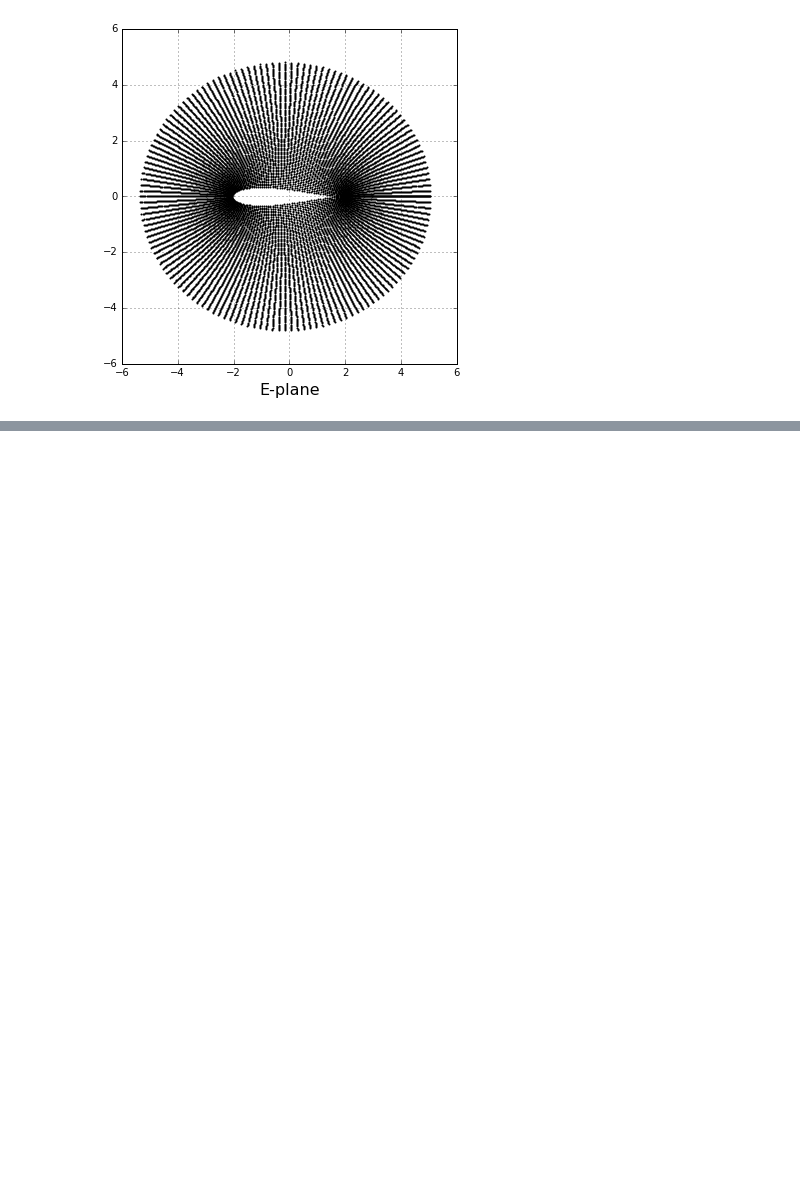
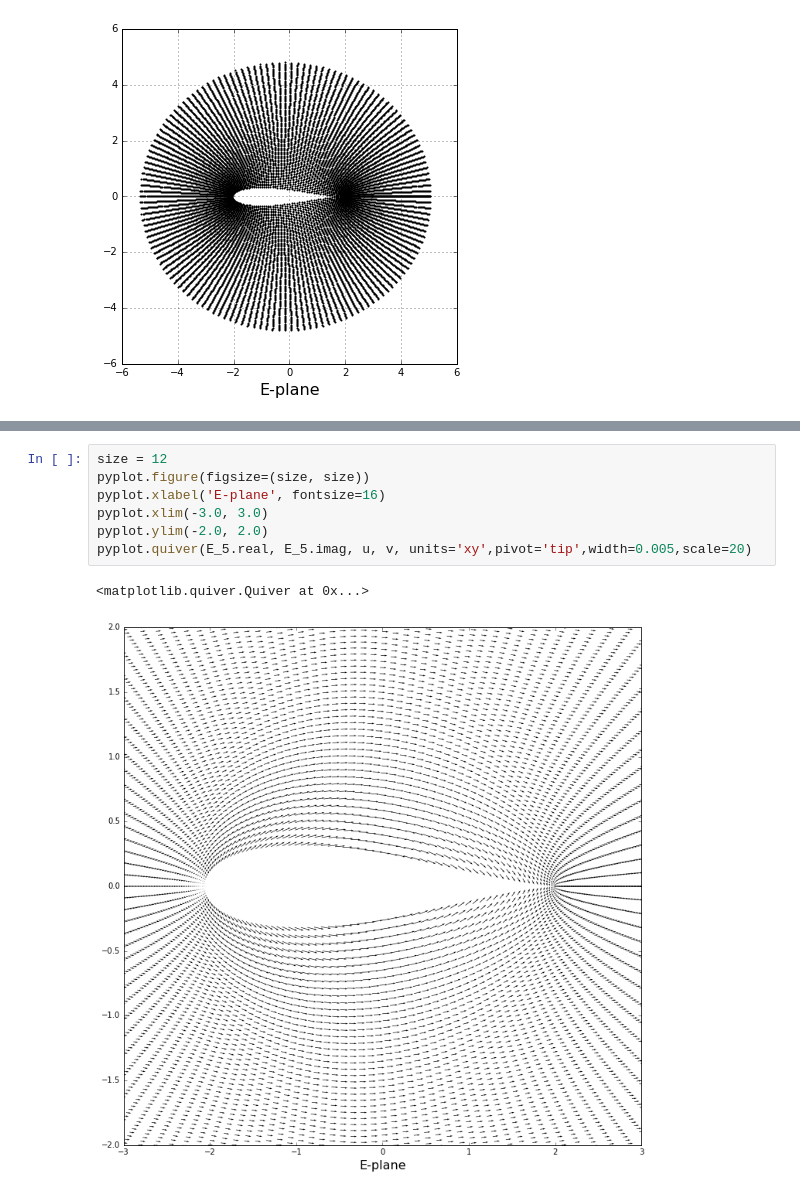
Before and after one commit to liu19941121/mae6226-work, a Jupyter notebook: assignment_2.ipynb, the cells around one changed output, grey strips where cells are left out. Saved outputs shown, nothing was run; the diff lists cells and outputs as text; blank space fills up the shorter version.

```diff
--- a/assignment_2.ipynb
+++ b/assignment_2.ipynb
@@ -135,0 +209,10 @@ pyplot.scatter(E_4.real, E_4.imag, color='k', s=4, marker='o', linewidth=0)
+# %%
+size = 12
+pyplot.figure(figsize=(size, size))
+pyplot.xlabel('E-plane', fontsize=16)
+pyplot.xlim(-3.0, 3.0)
+pyplot.ylim(-2.0, 2.0)
+pyplot.quiver(E_5.real, E_5.imag, u, v, units='xy',pivot='tip',width=0.005,scale=20)
+# %% [output]
+<matplotlib.quiver.Quiver at 0x...>
+[figure, added]
```
Also changed, not shown: parts of 15 cells of this notebook.
